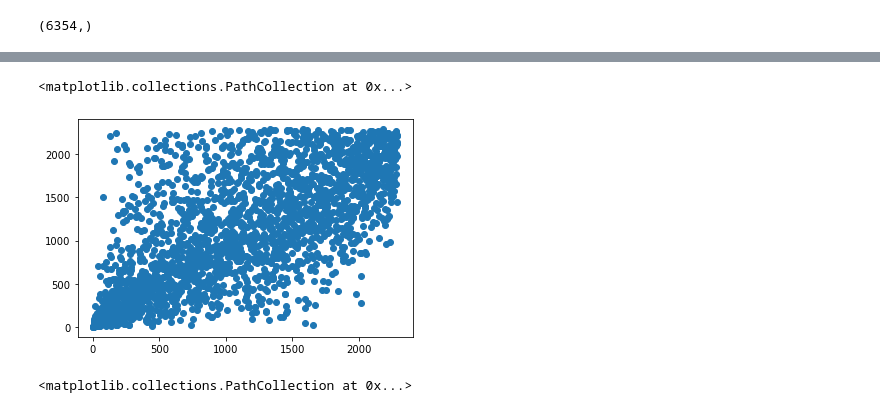
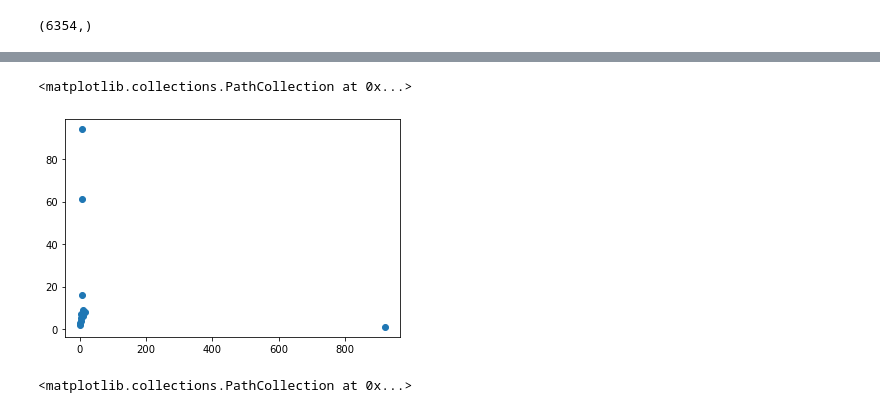
Before and after one commit to lewinsohndp/scSHARP, a Jupyter notebook: de_deeplift_comparison.ipynb, the cells around one changed output, grey strips where cells are left out. Saved outputs shown, nothing was run; the diff lists cells and outputs as text; code cells hidden in the pictures.

```diff
--- a/de_deeplift_comparison.ipynb
+++ b/de_deeplift_comparison.ipynb
@@ -11,6 +16,7 @@ int_genes = pd.read_csv("jung_interpretation.csv", index_col=0)
 # %%
 # replace periods in de_genes names with -
 de_genes.index = de_genes.index.str.replace('.', '-')
+de_genes['gene'] = de_genes['gene'].str.replace('.', '-')
 # %%
 int_genes.index.shape
 # %% [output]
@@ -45,8 +77,10 @@ spg_merged_df['deepLIFT_rank'] = spg_merged_df['spg'].rank(ascending=False)
 # %%
-plt.scatter(spg_merged_df['de_rank'], spg_merged_df['deepLIFT_rank'])
+filtered_merged = spg_merged_df[(spg_merged_df['de_rank'] < 10) | (spg_merged_df['deepLIFT_rank'] < 10)]
+plt.scatter(filtered_merged['de_rank'], filtered_merged['deepLIFT_rank'])
+#plt.scatter(spg_merged_df['de_rank'], spg_merged_df['deepLIFT_rank'])
 # %% [output]
 <matplotlib.collections.PathCollection at 0x...>
-[figure, old version]
+[figure, new version]
 # %%
 spc_de_genes = de_genes[de_genes['cluster']=='spc']
 spc_merged_df = pd.merge(spc_de_genes, int_genes, left_on='gene', right_index=True, how='inner')
```
Also changed, not shown: parts of 8 cells of this notebook, 5 other files.
